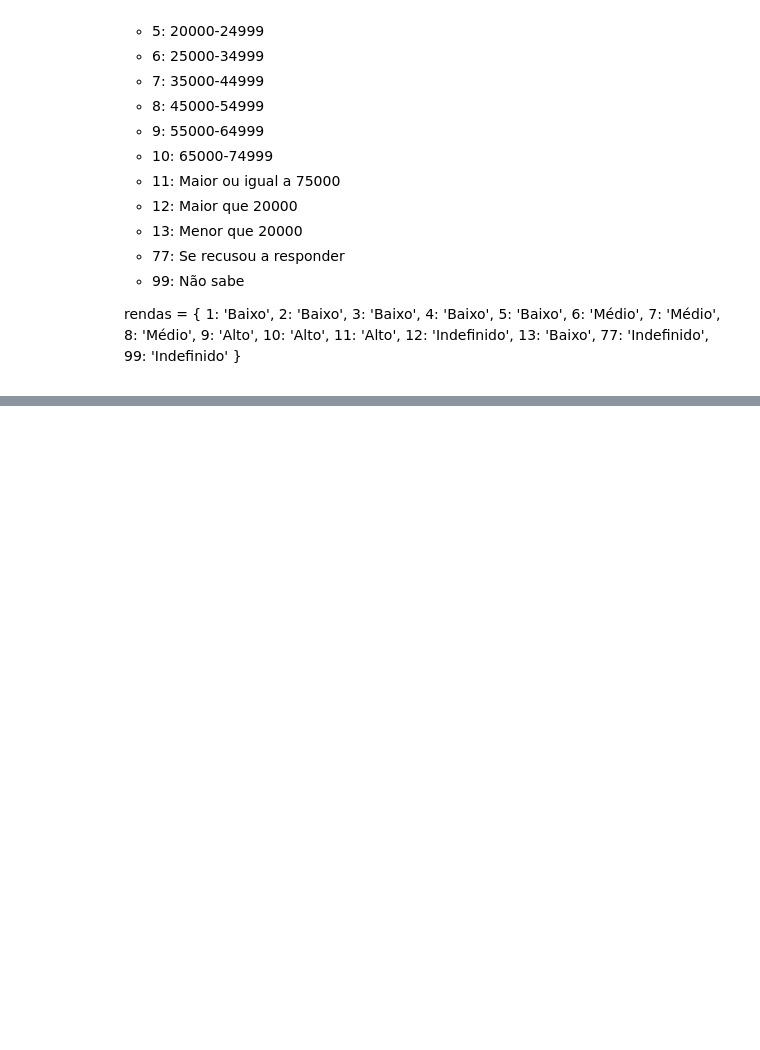
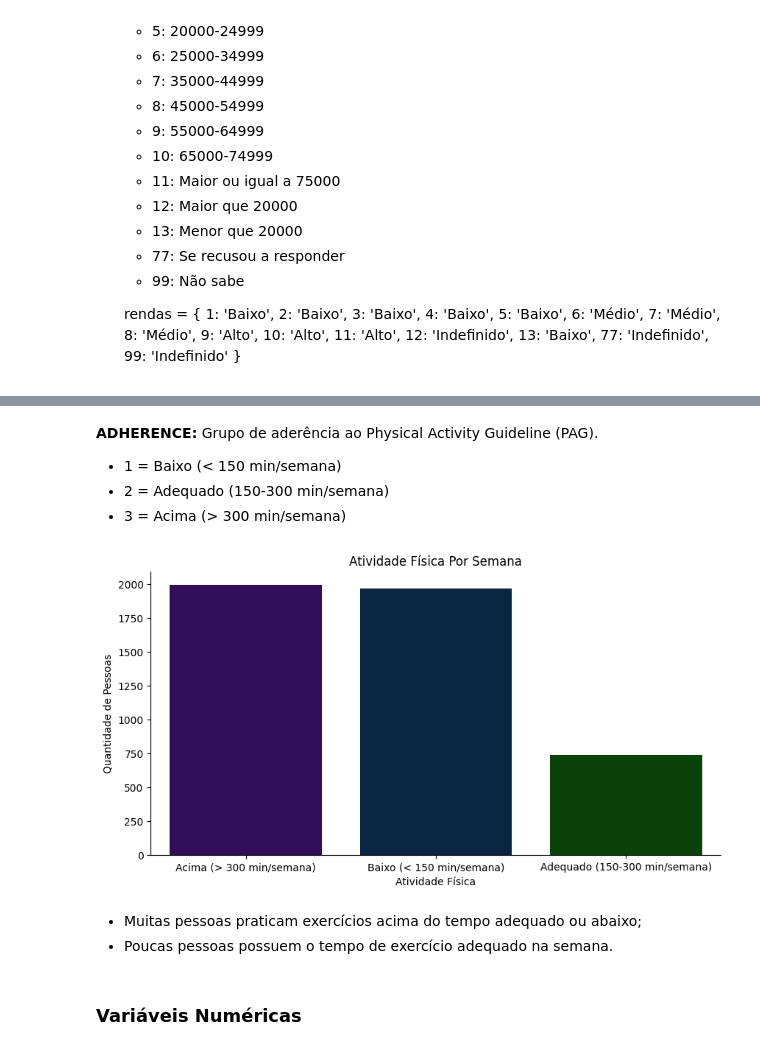
Before and after one commit to OtavioAroca/portfolio, a Jupyter notebook: depressao.ipynb, the cells around one changed output, grey strips where cells are left out. Cells and saved outputs as stored; diff of their text form; code cells hidden in the pictures; blank space fills up the shorter version.

```diff
--- a/depressao.ipynb
+++ b/depressao.ipynb
@@ -698,0 +714,27 @@ Possui-se uma quantidade equilibrada de renda, entre: baixa, média e alta.
+# %% [markdown]
+**ADHERENCE:** Grupo de aderência ao Physical Activity Guideline (PAG).
+
+* 1 = Baixo (< 150 min/semana)
+* 2 = Adequado (150-300 min/semana)
+* 3 = Acima (> 300 min/semana)
+# %%
+ordem = df_unido['ADHERENCE'].value_counts().index
+
+plt.figure(figsize=(10,5))
+
+sns.countplot(x= 'ADHERENCE', data= df_unido, hue='ADHERENCE', order=ordem, legend=False, palette=custom_palette)
+
+plt.title('Atividade Física Por Semana')
+plt.xlabel('Atividade Física')
+plt. ylabel('Quantidade de Pessoas')
+
+plt.xticks([0,1,2], ['Acima (> 300 min/semana)', 'Baixo (< 150 min/semana)', 'Adequado (150-300 min/semana)'])
+
+sns.despine(right=True)
+# %% [output]
+[figure, added]
+# %% [markdown]
+- Muitas pessoas praticam exercícios acima do tempo adequado ou abaixo;
+- Poucas pessoas possuem o tempo de exercício adequado na semana.
+# %% [markdown]
+### **Variáveis Numéricas**
```
Also changed, not shown: parts of 31 cells of this notebook.
